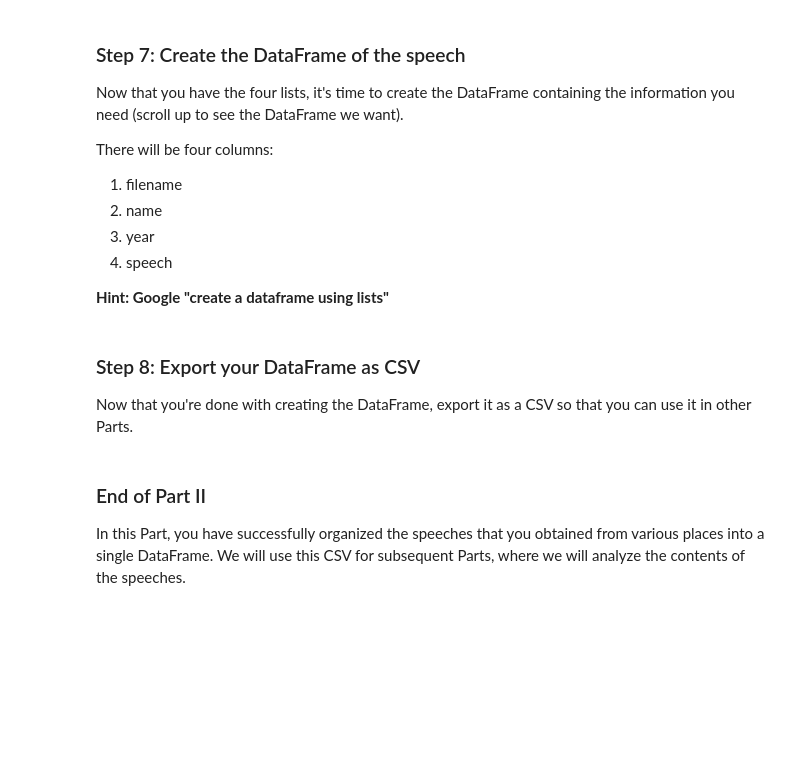
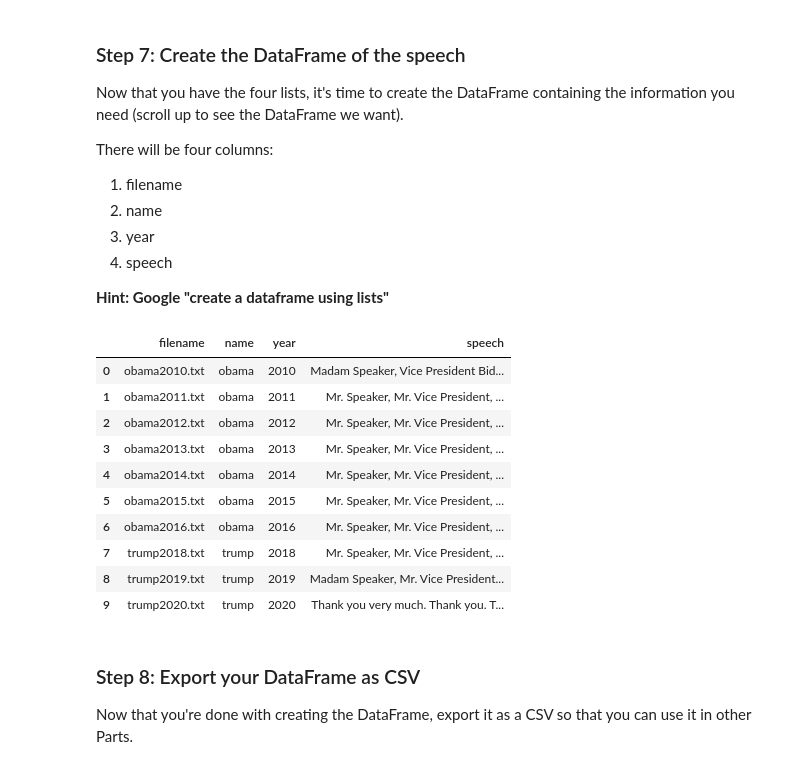
Before and after one commit to daanishrasheed/US-Speech-Analysis, a Jupyter notebook: Project US Speech Analysis (Part II).ipynb, the cells around one changed output. Saved outputs shown, nothing was run; the diff lists cells and outputs as text; code cells hidden in the pictures; blank space fills up the shorter version.

Commit message:
successfully organized the speeches obtained from various places into a single DataFrame

```diff
--- a/Project US Speech Analysis (Part II).ipynb
+++ b/Project US Speech Analysis (Part II).ipynb
@@ -105,0 +100,3 @@ There are a few ways to do it, but since there are only 10 speeches you can cons
+# %%
+names = ['obama', 'obama', 'obama', 'obama', 'obama', 'obama', 'obama', 'trump', 'trump', 'trump']
+print(names)
@@ -112,0 +110,3 @@ Take note, the years run from 2010 to 2020, but there were no State of the Union
+# %%
+years = ['2010', '2011', '2012', '2013', '2014', '2015', '2016', '2018', '2019', '2020']
+print(years)
@@ -126,3 +126,22 @@ There will be four columns:
+# %%
+lst = speeches
+lst2 = names
+lst3 = years
+lst4 = text
+df = pd.DataFrame(list(zip(lst, lst2, lst3, lst4)), columns =['filename', 'name', 'year', 'speech'])
+df
+# %% [output]
+|  | filename | name | year | speech |
+| 0 | obama2010.txt | obama | 2010 | Madam Speaker, Vice President Bid... |
+| 1 | obama2011.txt | obama | 2011 | Mr. Speaker, Mr. Vice President, ... |
+| 2 | obama2012.txt | obama | 2012 | Mr. Speaker, Mr. Vice President, ... |
+| 3 | obama2013.txt | obama | 2013 | Mr. Speaker, Mr. Vice President, ... |
+| 4 | obama2014.txt | obama | 2014 | Mr. Speaker, Mr. Vice President, ... |
+| 5 | obama2015.txt | obama | 2015 | Mr. Speaker, Mr. Vice President, ... |
+| 6 | obama2016.txt | obama | 2016 | Mr. Speaker, Mr. Vice President, ... |
+| 7 | trump2018.txt | trump | 2018 | Mr. Speaker, Mr. Vice President, ... |
+| 8 | trump2019.txt | trump | 2019 | Madam Speaker, Mr. Vice President... |
+| 9 | trump2020.txt | trump | 2020 | Thank you very much. Thank you. T... |
 # %% [markdown]
 ### Step 8: Export your DataFrame as CSV
 Now that you're done with creating the DataFrame, export it as a CSV so that you can use it in other Parts.
@@ -131,3 +147,0 @@ Now that you're done with creating the DataFrame, export it as a CSV so that you
-# %% [markdown]
-### End of Part II
-In this Part, you have successfully organized the speeches that you obtained from various places into a single DataFrame. We will use this CSV for subsequent Parts, where we will analyze the contents of the speeches.
```
Also changed, not shown: parts of 8 cells of this notebook, 1 other file.
